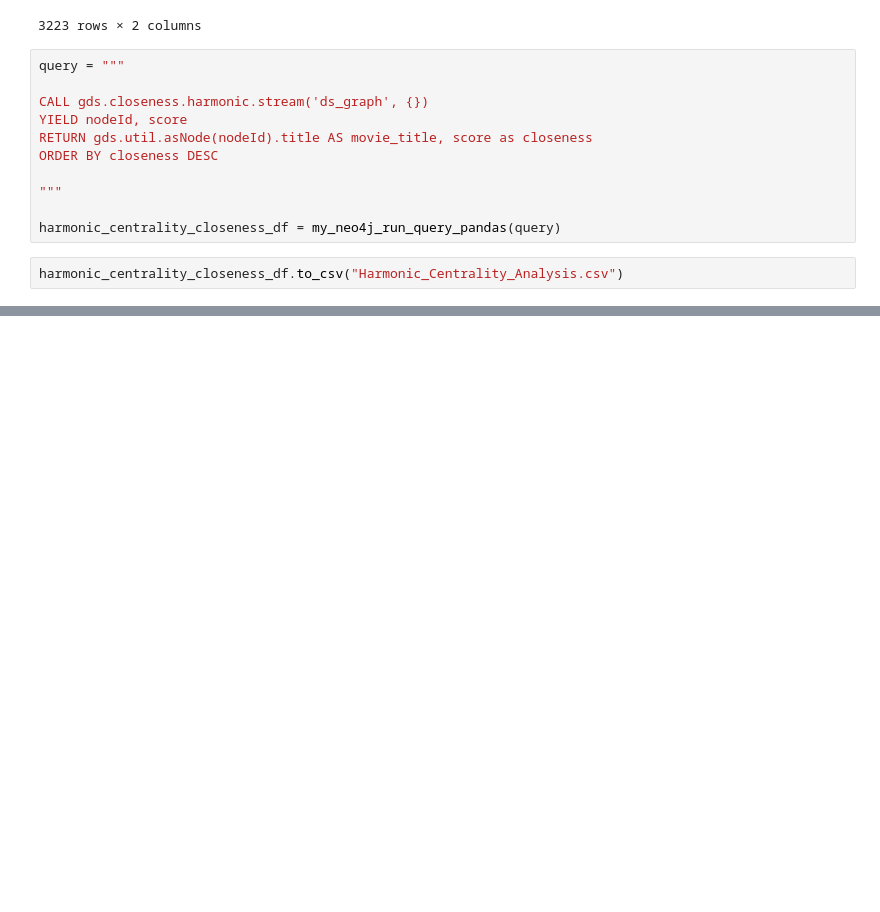
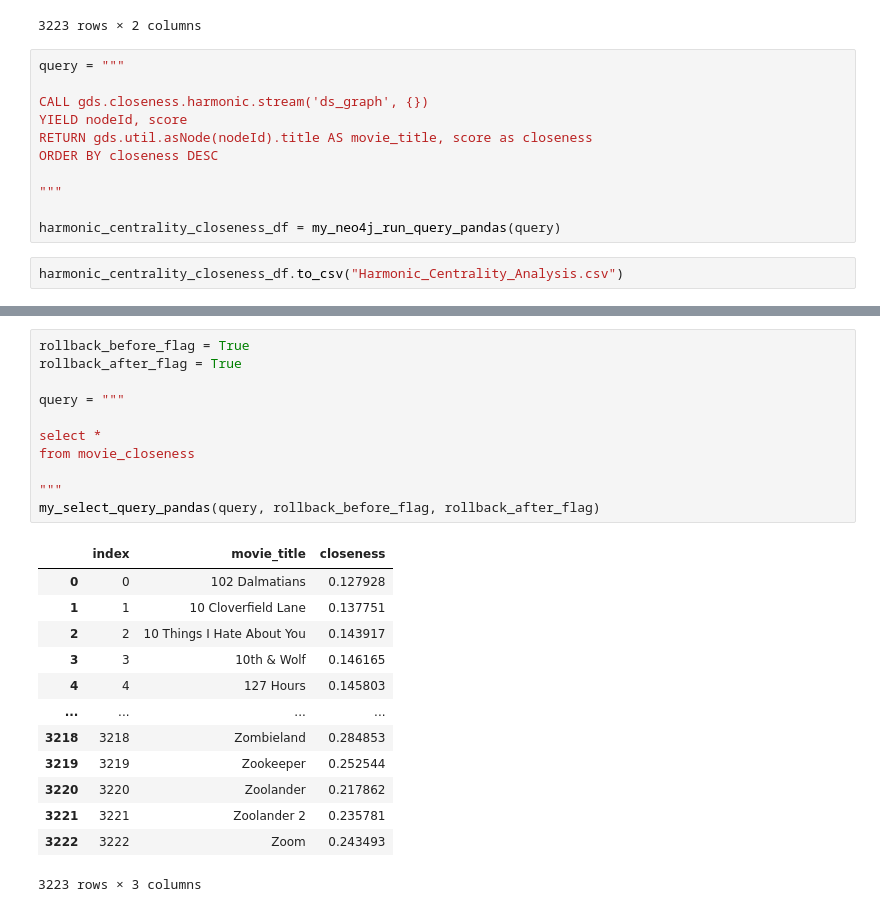
Before and after one commit to richardshelby/movie-recommendation-system, a Jupyter notebook: code/algorithms/1.0-ah-harmonic-centrality.ipynb, the cells around one changed output, grey strips where cells are left out. Drawn from its saved outputs; the diff is of its cells as text; blank space fills up the shorter version.

```diff
--- a/code/algorithms/1.0-ah-harmonic-centrality.ipynb
+++ b/code/algorithms/1.0-ah-harmonic-centrality.ipynb
@@ -615,0 +715,25 @@ harmonic_centrality_closeness_df.to_csv("Harmonic_Centrality_Analysis.csv")
+# %%
+rollback_before_flag = True
+rollback_after_flag = True
+
+query = """
+
+select *
+from movie_closeness
+
+"""
+my_select_query_pandas(query, rollback_before_flag, rollback_after_flag)
+# %% [output]
+|  | index | movie_title | closeness |
+| 0 | 0 | 102 Dalmatians | 0.127928 |
+| 1 | 1 | 10 Cloverfield Lane | 0.137751 |
+| 2 | 2 | 10 Things I Hate About You | 0.143917 |
+| 3 | 3 | 10th & Wolf | 0.146165 |
+| 4 | 4 | 127 Hours | 0.145803 |
+| ... | ... | ... | ... |
+| 3218 | 3218 | Zombieland | 0.284853 |
+| 3219 | 3219 | Zookeeper | 0.252544 |
+| 3220 | 3220 | Zoolander | 0.217862 |
+| 3221 | 3221 | Zoolander 2 | 0.235781 |
+| 3222 | 3222 | Zoom | 0.243493 |
+3223 rows × 3 columns
```
Also changed, not shown: parts of 21 cells of this notebook, 1 other file.
